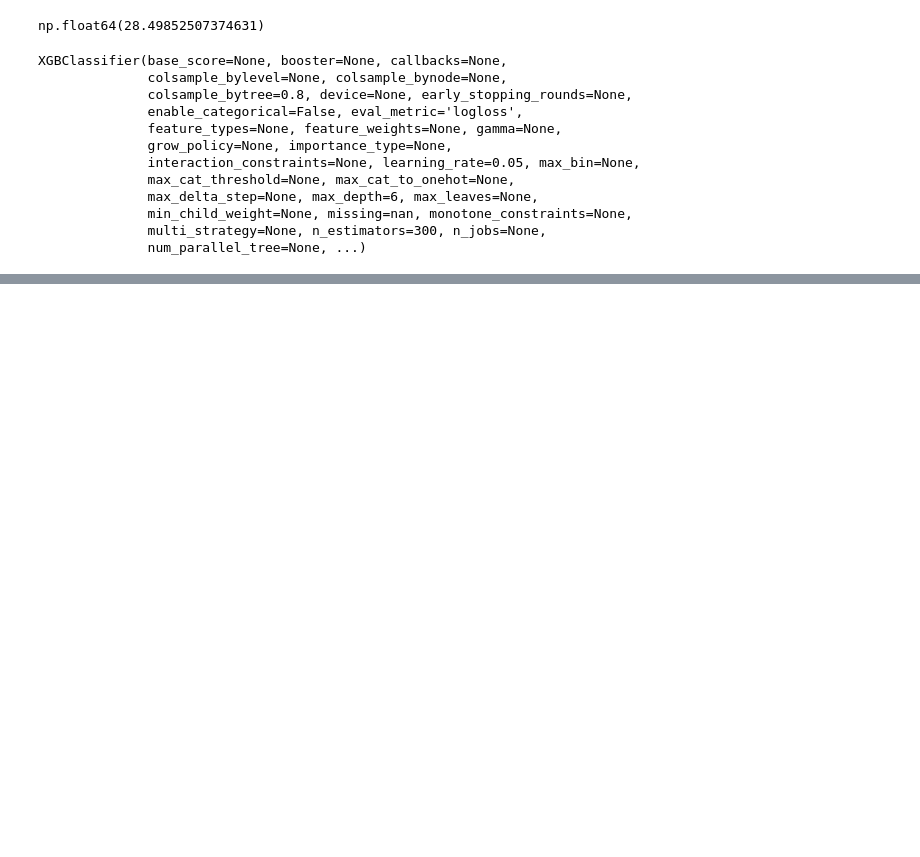
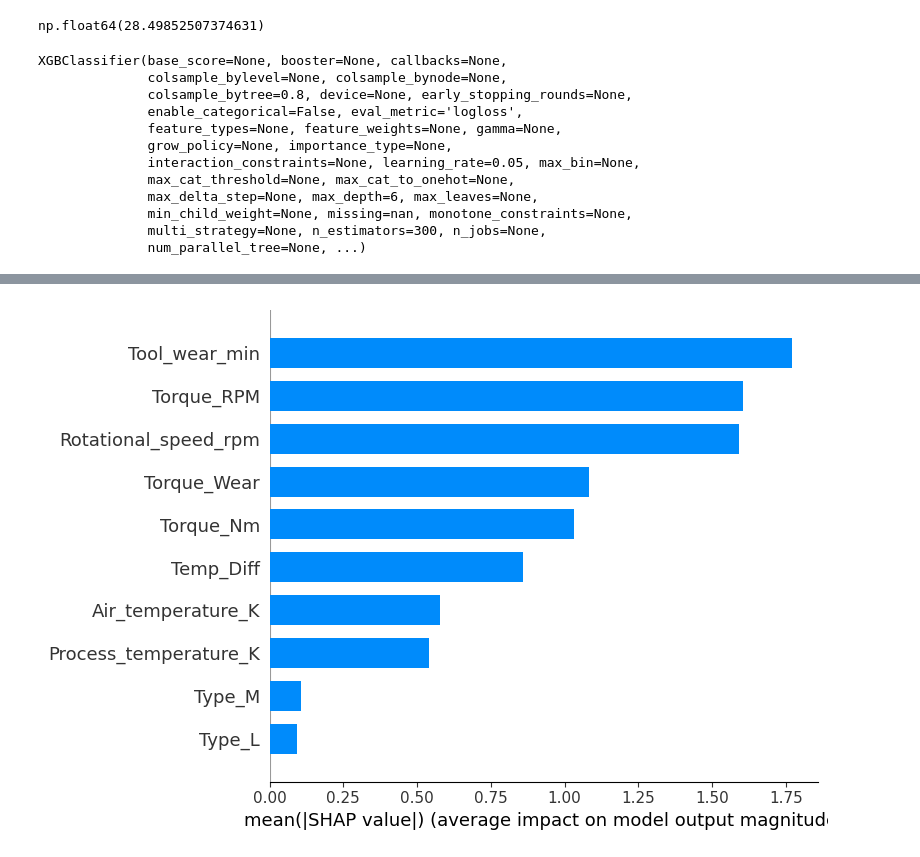
Before and after one commit to iammuhammadhassan/Predictive-Maintenance, a Jupyter notebook: PDM_XGBoost.ipynb, the cells around one changed output, grey strips where cells are left out. Cells and saved outputs as stored; diff of their text form; code cells hidden in the pictures; blank space fills up the shorter version.

```diff
--- a/PDM_XGBoost.ipynb
+++ b/PDM_XGBoost.ipynb
@@ -102,0 +120,4 @@ plt.show()
+# %%
+shap.summary_plot(shap_values, X_test, plot_type="bar")
+# %% [output]
+[figure, added]
```
Also changed, not shown: parts of 8 cells of this notebook, 3 other files.
